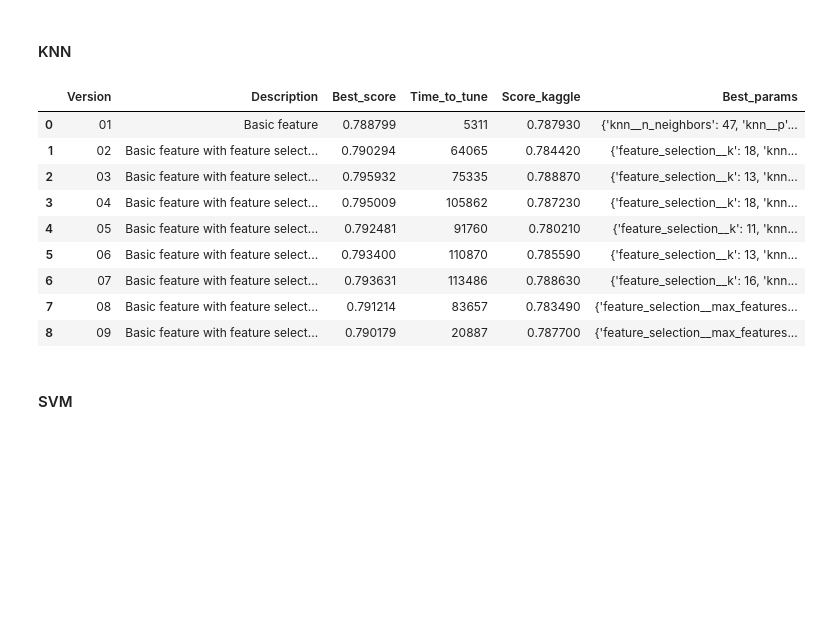
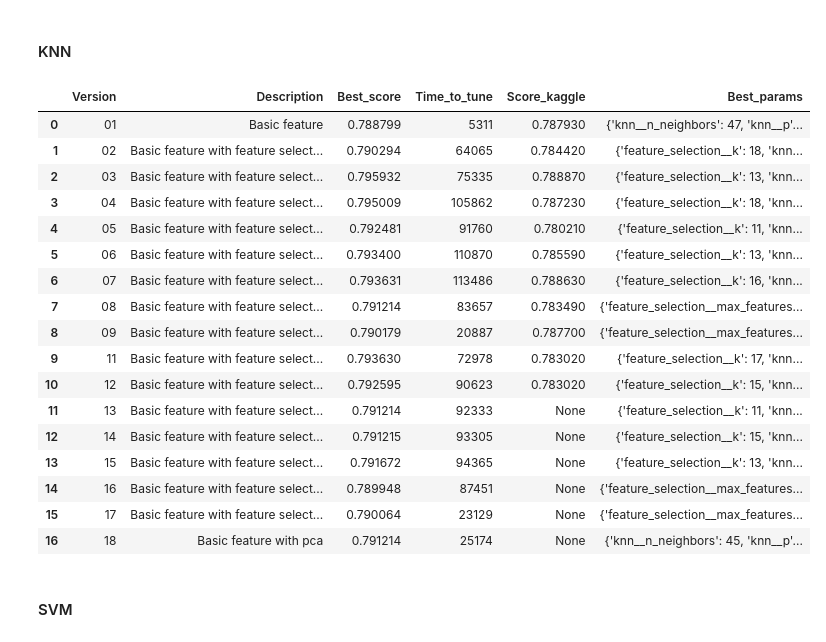
Before and after one commit to Kevin-Guyard/Titanic_Spaceship, a Jupyter notebook: Notebook.ipynb, the cells around one changed output. Drawn from its saved outputs; the diff is of its cells as text; code cells hidden in the pictures; blank space fills up the shorter version.

```diff
--- a/Notebook.ipynb
+++ b/Notebook.ipynb
@@ -1554,7 +1638,7 @@ analyze_model(
 # %% [markdown]
 ## Analysis
 # %%
-VERSIONS = [str(x) if x > 9 else "0" + str(x) for x in range(1, 10)]
+VERSIONS = [str(x) if x > 9 else "0" + str(x) for x in range(1, 19)]
 MODELS = ["logistic_regression", "knn", "svm", "gnb"]
 COLUMNS_ANALYSIS_BY_MODEL = ["Version", "Description", "Best_score", "Time_to_tune", "Score_kaggle", "Best_params"]
 COLUMNS_ANALYSIS_BY_VERSION = ["Name_model", "Best_score", "Time_to_tune", "Score_kaggle", "Best_params"]
@@ -1567,7 +1651,7 @@ DESCRIPTION_VERSIONS = {
     "06": "Basic feature with feature selection MI n=4",
     "07": "Basic feature with feature selection MI n=5",
     "08": "Basic feature with feature selection from rf",
-    "09": "Basic feature with feature selection from ridge + pca full",
+    "09": "Basic feature with feature selection from ridge",
     "10": "Basic feature with feature selection f_classif + pca full",
     "11": "Basic feature with feature selection MI n=1 + pca full",
     "12": "Basic feature with feature selection MI n=2 + pca full",
@@ -1598,9 +1682,8 @@ for version in VERSIONS:
                 "Description": DESCRIPTION_VERSIONS.get(version),
                 "Best_score": [data["best_score"]],
                 "Time_to_tune": [int(data["time_to_tune"])],
-                "Score_kaggle": [data["score_kaggle"]],
+                "Score_kaggle": [data["score_kaggle"]] if "score_kaggle" in data else None,
                 "Best_params": [data["best_params"]],
-
             })])
 
 df_results.reset_index(inplace=True, drop=True)
@@ -1623,34 +1713,42 @@ df_results = pd.DataFrame(columns=COLUMNS_ANALYSIS_BY_MODEL)
 NAME_MODEL = "knn"
 
 for version in VERSIONS:
 
     if os.path.exists(os.path.join(REPO_MODEL, NAME_MODEL + "__v" + version + ".json")):
         with open(os.path.join(REPO_MODEL, NAME_MODEL + "__v" + version + ".json"), "r") as file:
             data = json.load(file)
         df_results = pd.concat([
             df_results,
             pd.DataFrame({
                 "Version": [version],
                 "Description": DESCRIPTION_VERSIONS.get(version),
                 "Best_score": [data["best_score"]],
                 "Time_to_tune": [int(data["time_to_tune"])],
-                "Score_kaggle": [data["score_kaggle"]],
+                "Score_kaggle": [data["score_kaggle"]] if "score_kaggle" in data else None,
                 "Best_params": [data["best_params"]],
             })])
 
 df_results.reset_index(inplace=True, drop=True)
 df_results.style.apply(lambda row: ['background-color: yellow'] * df_results.shape[1] if row.Best_score == max(df_results.Best_score) else ['background-color: white'] * df_results.shape[1], axis=1)
 # %% [output]
 |  | Version | Description | Best_score | Time_to_tune | Score_kaggle | Best_params |
 | 0 | 01 | Basic feature | 0.788799 | 5311 | 0.787930 | {'knn__n_neighbors': 47, 'knn__p'... |
 | 1 | 02 | Basic feature with feature select... | 0.790294 | 64065 | 0.784420 | {'feature_selection__k': 18, 'knn... |
 | 2 | 03 | Basic feature with feature select... | 0.795932 | 75335 | 0.788870 | {'feature_selection__k': 13, 'knn... |
 | 3 | 04 | Basic feature with feature select... | 0.795009 | 105862 | 0.787230 | {'feature_selection__k': 18, 'knn... |
 | 4 | 05 | Basic feature with feature select... | 0.792481 | 91760 | 0.780210 | {'feature_selection__k': 11, 'knn... |
 | 5 | 06 | Basic feature with feature select... | 0.793400 | 110870 | 0.785590 | {'feature_selection__k': 13, 'knn... |
 | 6 | 07 | Basic feature with feature select... | 0.793631 | 113486 | 0.788630 | {'feature_selection__k': 16, 'knn... |
 | 7 | 08 | Basic feature with feature select... | 0.791214 | 83657 | 0.783490 | {'feature_selection__max_features... |
 | 8 | 09 | Basic feature with feature select... | 0.790179 | 20887 | 0.787700 | {'feature_selection__max_features... |
+| 9 | 11 | Basic feature with feature select... | 0.793630 | 72978 | 0.783020 | {'feature_selection__k': 17, 'knn... |
+| 10 | 12 | Basic feature with feature select... | 0.792595 | 90623 | 0.783020 | {'feature_selection__k': 15, 'knn... |
+| 11 | 13 | Basic feature with feature select... | 0.791214 | 92333 | None | {'feature_selection__k': 11, 'knn... |
+| 12 | 14 | Basic feature with feature select... | 0.791215 | 93305 | None | {'feature_selection__k': 15, 'knn... |
+| 13 | 15 | Basic feature with feature select... | 0.791672 | 94365 | None | {'feature_selection__k': 13, 'knn... |
+| 14 | 16 | Basic feature with feature select... | 0.789948 | 87451 | None | {'feature_selection__max_features... |
+| 15 | 17 | Basic feature with feature select... | 0.790064 | 23129 | None | {'feature_selection__max_features... |
+| 16 | 18 | Basic feature with pca | 0.791214 | 25174 | None | {'knn__n_neighbors': 45, 'knn__p'... |
 # %% [markdown]
 #### SVM
 # %%
```
Also changed, not shown: parts of 17 cells of this notebook, 33 other files.
